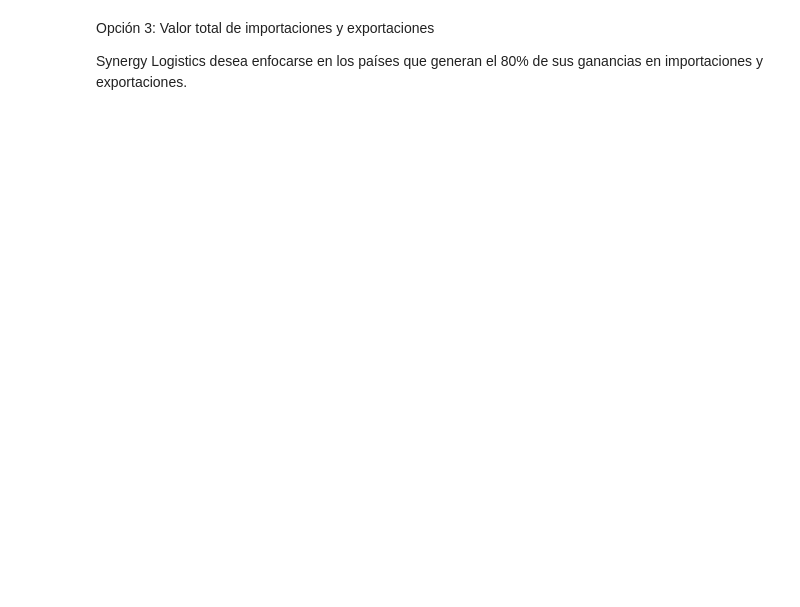
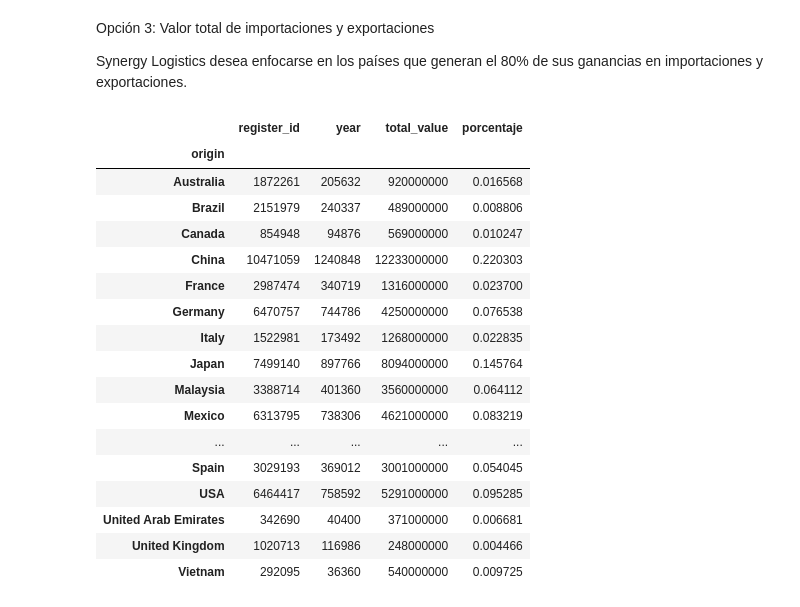
Before and after one commit to ElsaBF/Synergy-Logistics, a Jupyter notebook: ANALISIS_02_BARBA_FLORES.ipynb, the cells around one changed output. Cells and saved outputs as stored; diff of their text form; code cells hidden in the pictures; blank space fills up the shorter version.

```diff
--- a/ANALISIS_02_BARBA_FLORES.ipynb
+++ b/ANALISIS_02_BARBA_FLORES.ipynb
@@ -123,6 +174,29 @@ Synergy Logistics desea enfocarse en los países que generan el 80% de sus ganan
 # %%
-impo_origen = importaciones.groupby("origin").sum()["total_value"].sort_values(ascending=False)
-impo_destino = importaciones.groupby("destination").sum()["total_value"].sort_values(ascending=False)
-
-expo_origen = exportaciones.groupby("origin").sum()["total_value"].sort_values(ascending=False)
-expo_destino = exportaciones.groupby("destination").sum()["total_value"].sort_values(ascending=False)
+impo_origen = importaciones.groupby("origin").sum()
+impo_destino = importaciones.groupby("destination").sum()
+expo_origen = exportaciones.groupby("origin").sum()
+expo_destino = exportaciones.groupby("destination").sum()
+# %%
+suma_total = impo_origen.sum()
+suma_total = suma_total["total_value"]
+impo_origen['porcentaje'] = (impo_origen["total_value"]/suma_total)
+impo_origen
+# %% [output]
+|  | register_id | year | total_value | porcentaje |
+| origin |  |  |  |  |
+| Australia | 1872261 | 205632 | 920000000 | 0.016568 |
+| Brazil | 2151979 | 240337 | 489000000 | 0.008806 |
+| Canada | 854948 | 94876 | 569000000 | 0.010247 |
+| China | 10471059 | 1240848 | 12233000000 | 0.220303 |
+| France | 2987474 | 340719 | 1316000000 | 0.023700 |
+| Germany | 6470757 | 744786 | 4250000000 | 0.076538 |
+| Italy | 1522981 | 173492 | 1268000000 | 0.022835 |
+| Japan | 7499140 | 897766 | 8094000000 | 0.145764 |
+| Malaysia | 3388714 | 401360 | 3560000000 | 0.064112 |
+| Mexico | 6313795 | 738306 | 4621000000 | 0.083219 |
+| ... | ... | ... | ... | ... |
+| Spain | 3029193 | 369012 | 3001000000 | 0.054045 |
+| USA | 6464417 | 758592 | 5291000000 | 0.095285 |
+| United Arab Emirates | 342690 | 40400 | 371000000 | 0.006681 |
+| United Kingdom | 1020713 | 116986 | 248000000 | 0.004466 |
+| Vietnam | 292095 | 36360 | 540000000 | 0.009725 |
```
Also changed, not shown: parts of 9 cells of this notebook.
